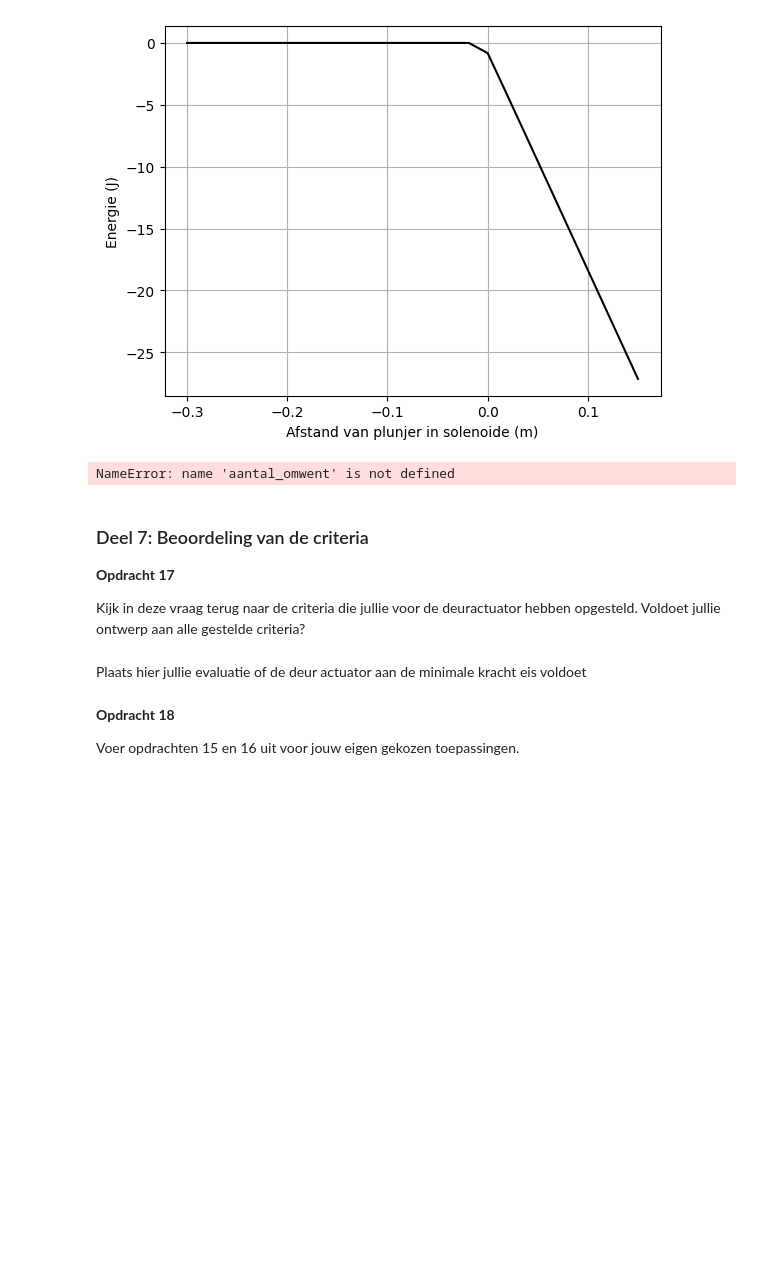
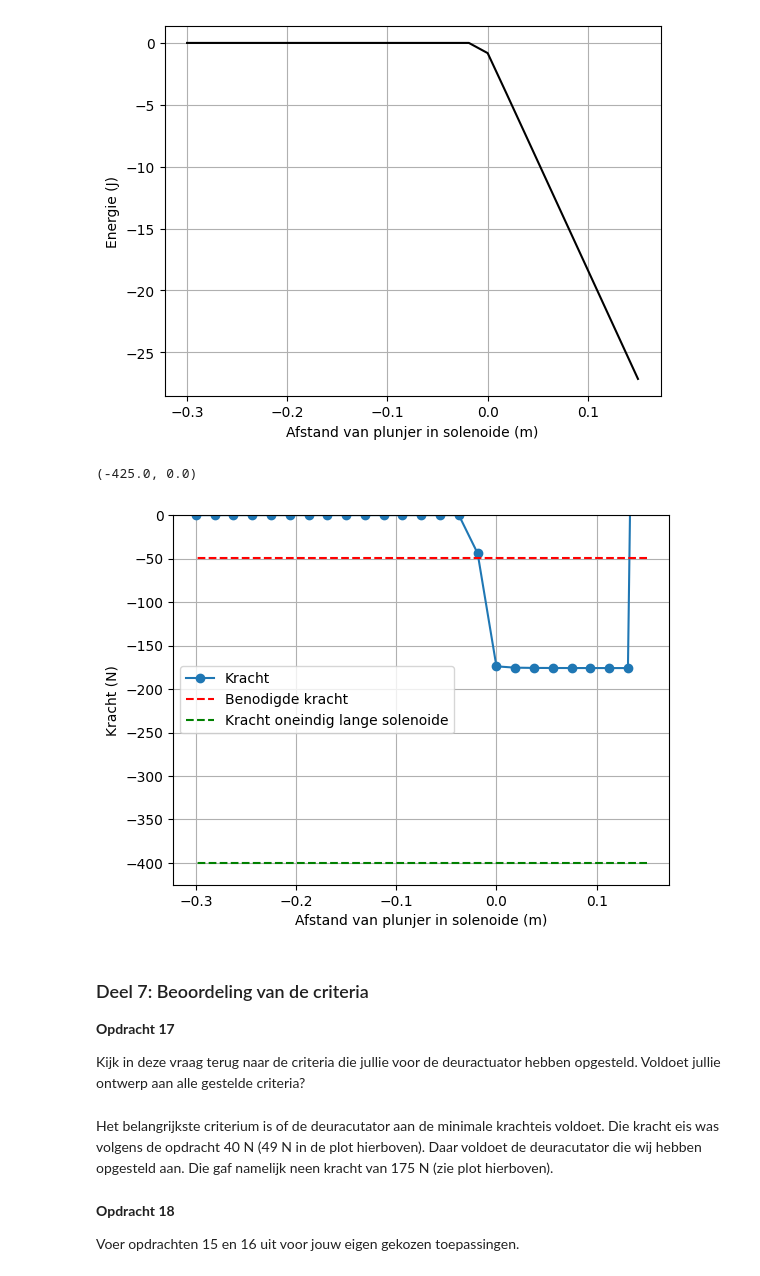
Before and after one commit to HugoRuttenTU/opdrachten-DEF-D, a Jupyter notebook: 2KrachtactuatorOpdracht/2KrachtactuatorOpdracht/KrachtactuatorOpdracht.ipynb, the cells around one changed output. Drawn from its saved outputs; the diff is of its cells as text; code cells hidden in the pictures; blank space fills up the shorter version.

```diff
--- a/2KrachtactuatorOpdracht/2KrachtactuatorOpdracht/KrachtactuatorOpdracht.ipynb
+++ b/2KrachtactuatorOpdracht/2KrachtactuatorOpdracht/KrachtactuatorOpdracht.ipynb
@@ -528,24 +526,25 @@ plt.show()
 # %% [output]
 [figure]
 # %%
-force_analytical = -mu_0*mu_r*np.pi*r_s**2*aantal_omwent**2*I**2/2/L_s**2 # Kracht uitrekenen numeriek
+force_analytical = -mu_0*mu_r*np.pi*r_s**2*aantal_omwentelingen**2*I**2/2/L_s**2 # Kracht uitrekenen numeriek
 force_numerical=np.diff(Wz, n=1, append=[0])/(z_ax[1] - z_ax[0]) # Kracht uitrekenen
 
 # Plotting the results
 plt.plot(L_s/2 - z_ax, np.flipud(force_numerical), '-o', label='Kracht')
 plt.plot(L_s/2 - z_ax, (-5*9.8)*np.ones(n_ax), '--r', label='Benodigde kracht')
 plt.plot(L_s/2 - z_ax, force_analytical*np.ones(n_ax), '--g', label='Kracht oneindig lange solenoide')
 plt.xlabel('Afstand van plunjer in solenoide (m)'), plt.ylabel('Kracht (N)'), plt.grid(), plt.legend()
-plt.ylim([-200, 0])
+plt.ylim([-425, 0])
 # %% [output]
-NameError: name 'aantal_omwent' is not defined
+(-425.0, 0.0)
+[figure, added]
 # %% [markdown]
 ### Deel 7: Beoordeling van de criteria
 **Opdracht 17**
 
 Kijk in deze vraag terug naar de criteria die jullie voor de deuractuator hebben opgesteld. Voldoet jullie ontwerp aan alle gestelde criteria?
 # %% [markdown]
-Plaats hier jullie evaluatie of de deur actuator aan de minimale kracht eis voldoet
+Het belangrijkste criterium is of de deuracutator aan de minimale krachteis voldoet. Die kracht eis was volgens de opdracht 40 N (49 N in de plot hierboven). Daar voldoet de deuracutator die wij hebben opgesteld aan. Die gaf namelijk neen kracht van 175 N (zie plot hierboven).
 # %% [markdown]
 **Opdracht 18**
 
```
Also changed, not shown: parts of 5 cells of this notebook.
